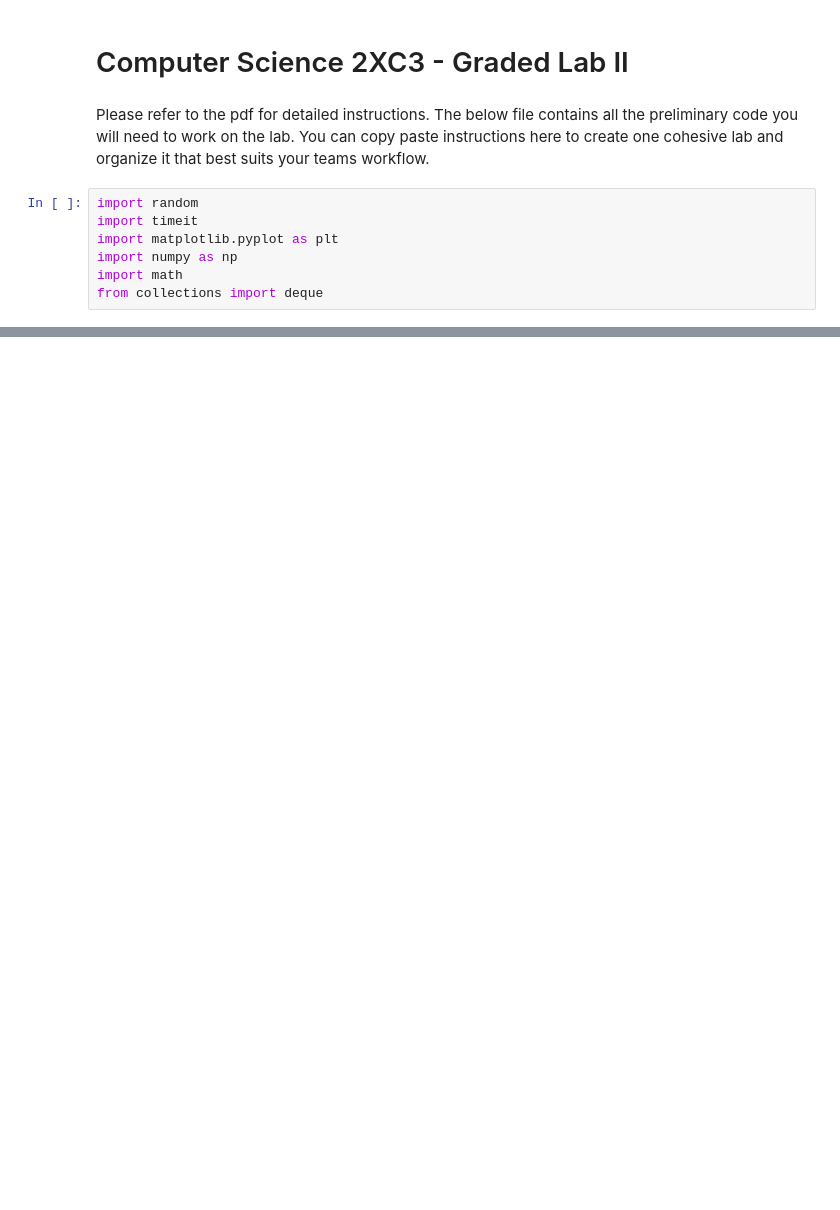
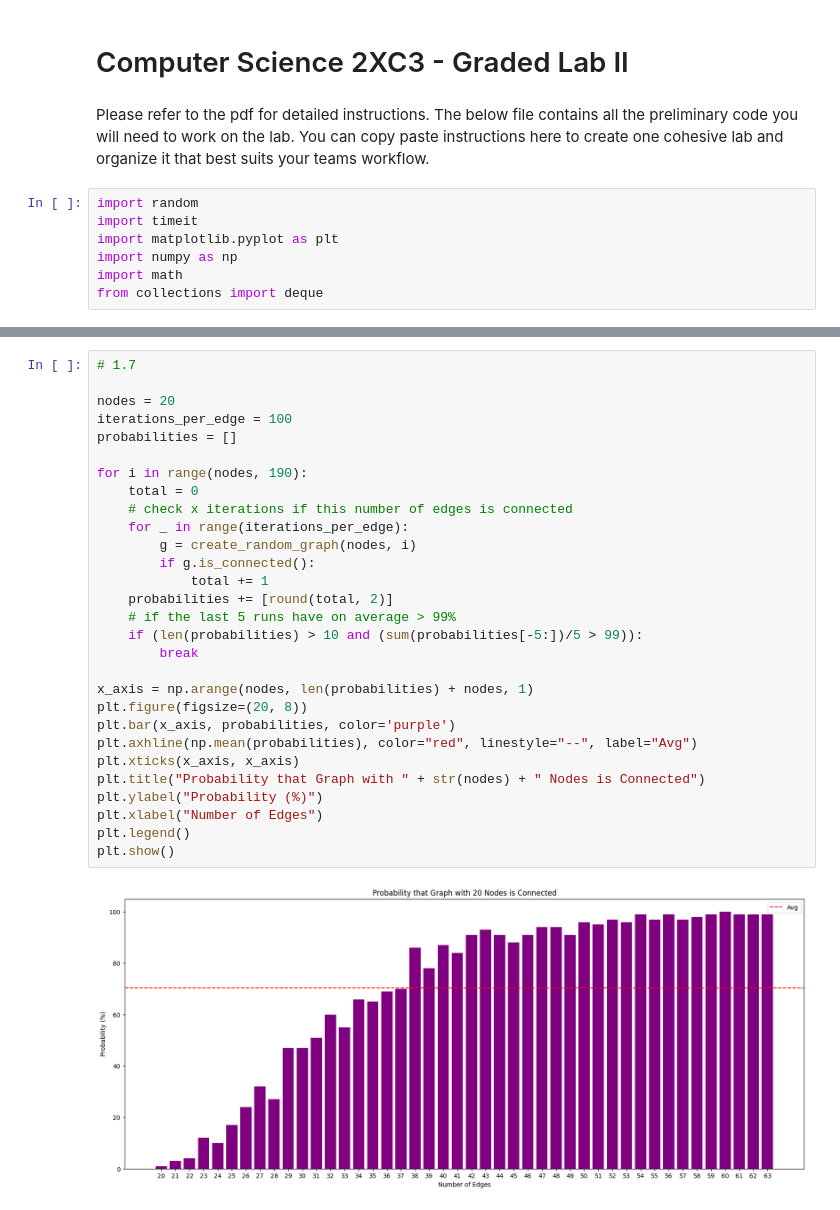
Before and after one commit to Noprop/minesweeper-2xc3-, a Jupyter notebook: Lab_III.ipynb, the cells around one changed output, grey strips where cells are left out. Drawn from its saved outputs; the diff is of its cells as text; blank space fills up the shorter version.

```diff
--- a/Lab_III.ipynb
+++ b/Lab_III.ipynb
@@ -278,0 +253,31 @@ plt.show()
+# %%
+# 1.7
+
+nodes = 20
+iterations_per_edge = 100
+probabilities = []
+
+for i in range(nodes, 190):
+    total = 0
+    # check x iterations if this number of edges is connected
+    for _ in range(iterations_per_edge):
+        g = create_random_graph(nodes, i)
+        if g.is_connected():
+            total += 1
+    probabilities += [round(total, 2)]
+    # if the last 5 runs have on average > 99%
+    if (len(probabilities) > 10 and (sum(probabilities[-5:])/5 > 99)):
+        break
+
+x_axis = np.arange(nodes, len(probabilities) + nodes, 1)
+plt.figure(figsize=(20, 8))
+plt.bar(x_axis, probabilities, color='purple')
+plt.axhline(np.mean(probabilities), color="red", linestyle="--", label="Avg")
+plt.xticks(x_axis, x_axis)
+plt.title("Probability that Graph with " + str(nodes) + " Nodes is Connected")
+plt.ylabel("Probability (%)")
+plt.xlabel("Number of Edges")
+plt.legend()
+plt.show()
+# %% [output]
+[figure, added]
```
Also changed, not shown: parts of 9 cells of this notebook.
